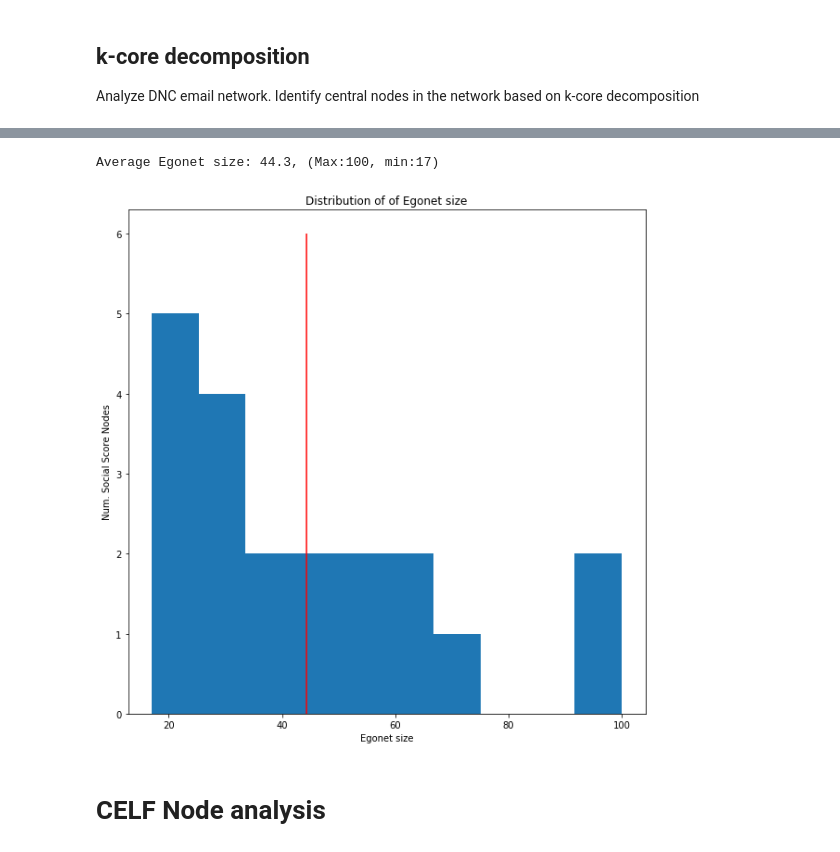
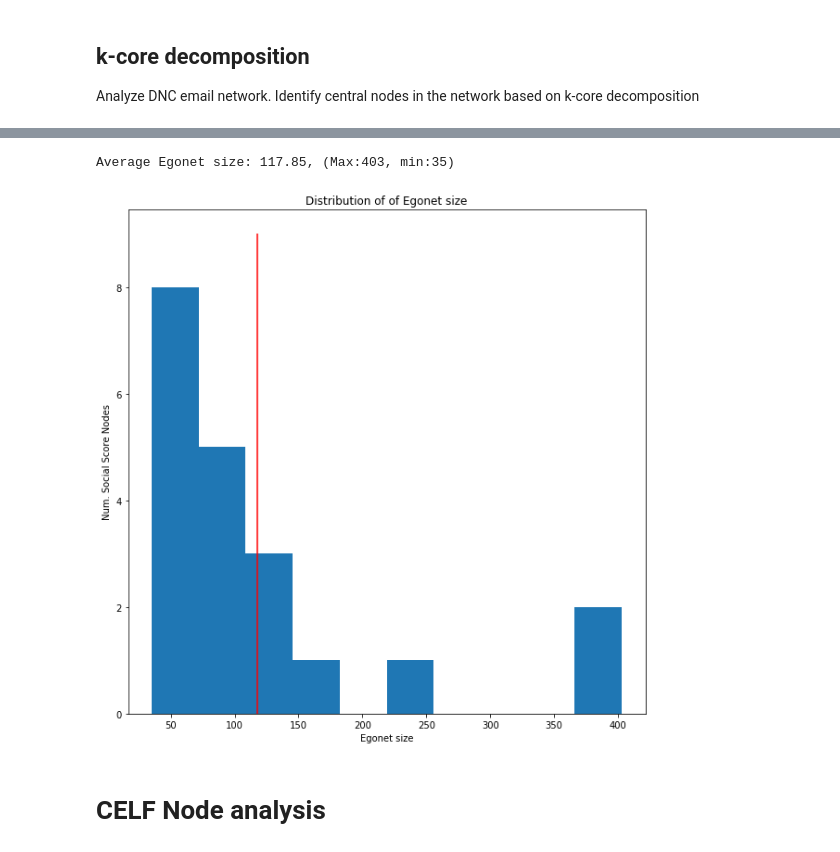
Before and after one commit to ppsekhar/CS224W, a Jupyter notebook: socialScore/socialNodeAnalysis.ipynb, the cells around one changed output, grey strips where cells are left out. Drawn from its saved outputs; the diff is of its cells as text; code cells hidden in the pictures.

```diff
--- a/socialScore/socialNodeAnalysis.ipynb
+++ b/socialScore/socialNodeAnalysis.ipynb
@@ -39,7 +35,7 @@ GNx = GenerateDirectedNxGraph(df)
 #
 # Build an networkx undirected graph of nodes that have exchanged more than 4 emails
 #
-uGNx = GeneratePrunedDirectedGraph(GNx, N=4)
+uGNx = GeneratePrunedDirectedGraph(GNx, N=0)
 #uGNx.remove_edges_from(nx.selfloop_edges(uGNx))
 # %% [markdown]
 ## Egonet analysis of top N nodes ranked based on social score...
@@ -58,7 +54,7 @@ Average Shortest Path in email network: 3.2480603654707805
 socialNodes = list()
 topN = 20
 
-with open('socialScore_2.txt', 'r') as fd:
+with open('socialScore_all_test.txt', 'r') as fd:
     reader = csv.reader(fd, delimiter='\t')
     for row in reader:
         #print row
@@ -181,18 +177,18 @@ for i in range(len(nodes)):
 avgEgoNetSize = totalEgoNetSize/len(nodes)
 print "Average Egonet size: %r, (Max:%r, min:%r)" % (avgEgoNetSize, max(egoNetDistribution), min(egoNetDistribution))
 # %% [output]
-Average Egonet size: 44.3, (Max:100, min:17)
+Average Egonet size: 117.85, (Max:403, min:35)
 # %%
 plt.figure(figsize=(10,10))
 #plt.yscale('linear')
 plt.title("Distribution of of Egonet size")
 plt.xlabel('Egonet size')
 plt.ylabel('Num. Social Score Nodes')
-plt.vlines(avgEgoNetSize, 0, 6, color='r')
+plt.vlines(avgEgoNetSize, 0, 9, color='r')
 plt.hist(egoNetDistribution)
 plt.show()
 # %% [output]
-[figure, old version]
+[figure, new version]
 # %% [markdown]
 # CELF Node analysis
 # %%
```
Also changed, not shown: parts of 11 cells of this notebook, 2 other files.
